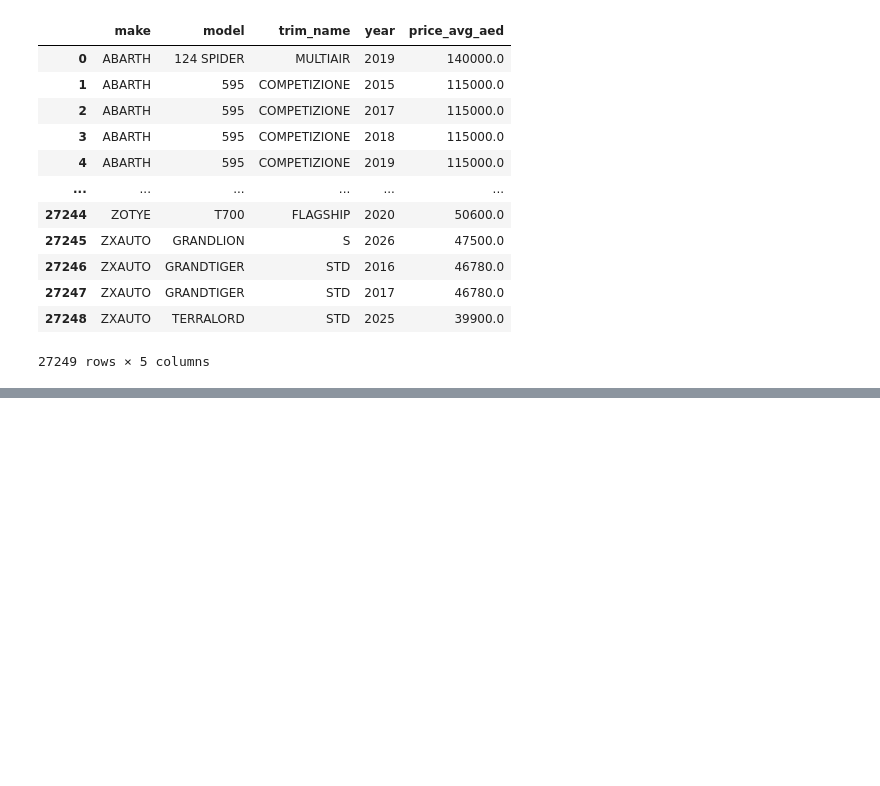
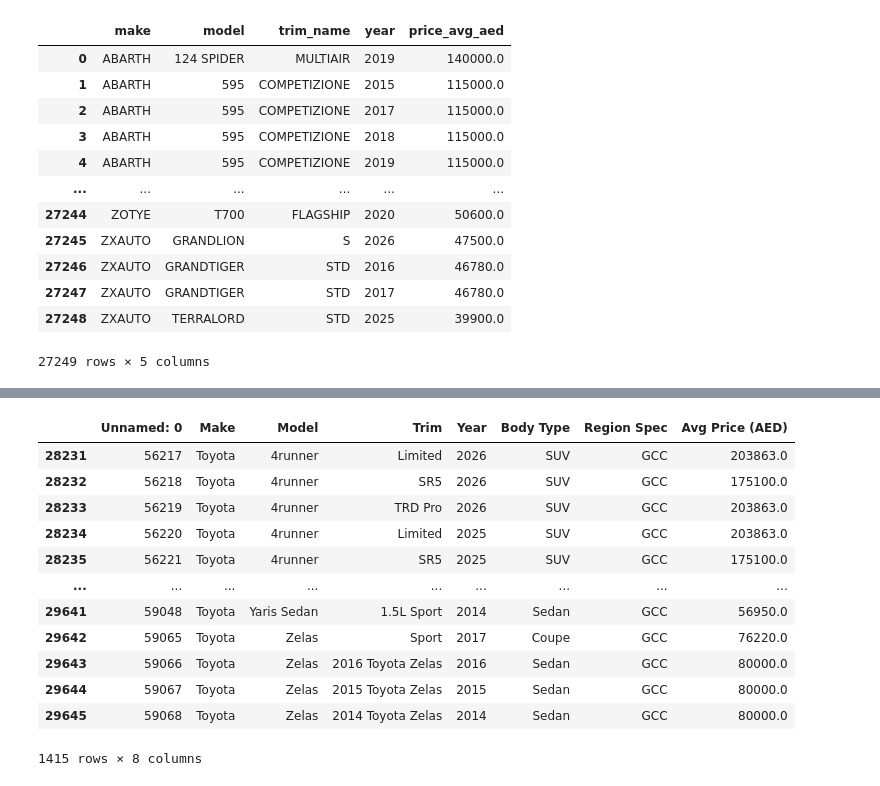
Before and after one commit to sarthaknimbark/vin-sphere-backend, a Jupyter notebook: new_valuation/new_dep.ipynb, the cells around one changed output, grey strips where cells are left out. Cells and saved outputs as stored; diff of their text form; code cells hidden in the pictures; blank space fills up the shorter version.

```diff
--- a/new_valuation/new_dep.ipynb
+++ b/new_valuation/new_dep.ipynb
@@ -48,0 +150,16 @@ car_makes.to_csv('car_data.csv')
+# %%
+matrix
+# %% [output]
+|  | Unnamed: 0 | Make | Model | Trim | Year | Body Type | Region Spec | Avg Price (AED) |
+| 28231 | 56217 | Toyota | 4runner | Limited | 2026 | SUV | GCC | 203863.0 |
+| 28232 | 56218 | Toyota | 4runner | SR5 | 2026 | SUV | GCC | 175100.0 |
+| 28233 | 56219 | Toyota | 4runner | TRD Pro | 2026 | SUV | GCC | 203863.0 |
+| 28234 | 56220 | Toyota | 4runner | Limited | 2025 | SUV | GCC | 203863.0 |
+| 28235 | 56221 | Toyota | 4runner | SR5 | 2025 | SUV | GCC | 175100.0 |
+| ... | ... | ... | ... | ... | ... | ... | ... | ... |
+| 29641 | 59048 | Toyota | Yaris Sedan | 1.5L Sport | 2014 | Sedan | GCC | 56950.0 |
+| 29642 | 59065 | Toyota | Zelas | Sport | 2017 | Coupe | GCC | 76220.0 |
+| 29643 | 59066 | Toyota | Zelas | 2016 Toyota Zelas | 2016 | Sedan | GCC | 80000.0 |
+| 29644 | 59067 | Toyota | Zelas | 2015 Toyota Zelas | 2015 | Sedan | GCC | 80000.0 |
+| 29645 | 59068 | Toyota | Zelas | 2014 Toyota Zelas | 2014 | Sedan | GCC | 80000.0 |
+1415 rows × 8 columns
```
Also changed, not shown: parts of 13 cells of this notebook, 17 other files.
